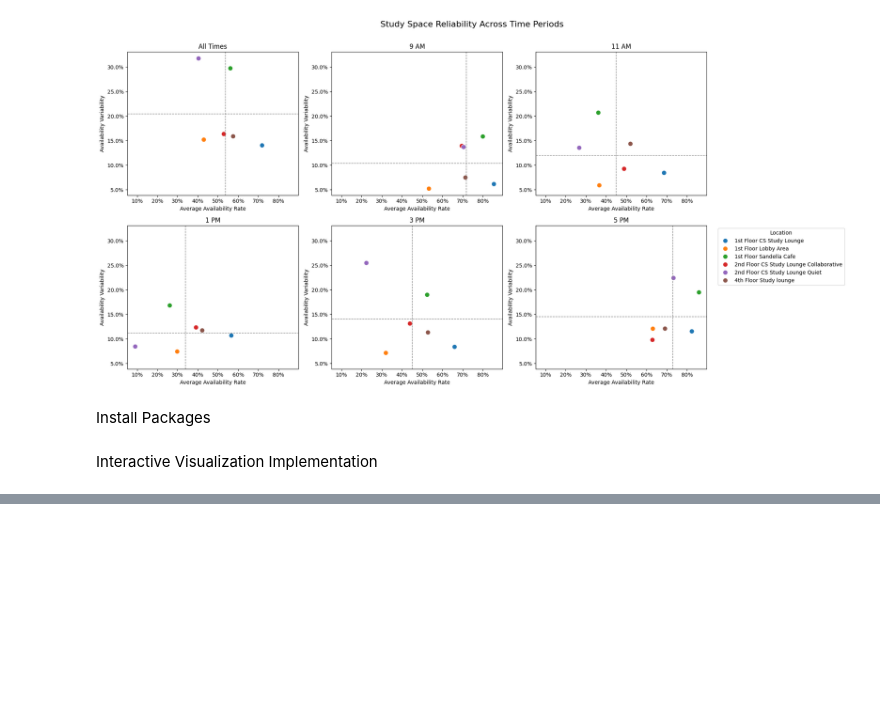
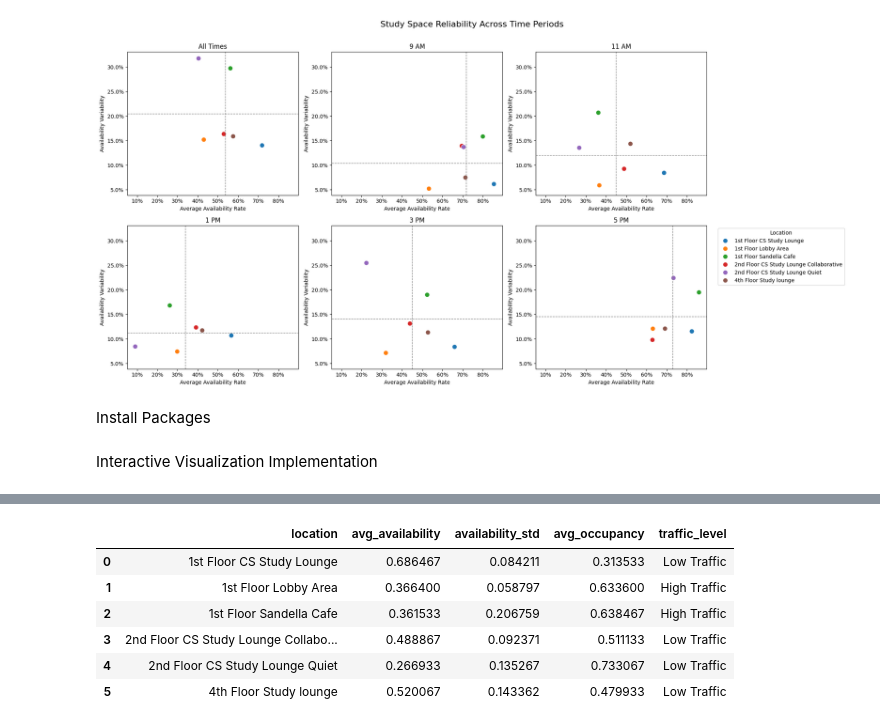
Before and after one commit to microwaves22/Ye-Ng-CS424, a Jupyter notebook: Notebooks/Assignment_3.ipynb, the cells around one changed output, grey strips where cells are left out. Cells and saved outputs as stored; diff of their text form; code cells hidden in the pictures; blank space fills up the shorter version.

```diff
--- a/Notebooks/Assignment_3.ipynb
+++ b/Notebooks/Assignment_3.ipynb
@@ -381,0 +392,10 @@ fig.show()
+# %%
+time_summaries["11:00"]
+# %% [output]
+|  | location | avg_availability | availability_std | avg_occupancy | traffic_level |
+| 0 | 1st Floor CS Study Lounge | 0.686467 | 0.084211 | 0.313533 | Low Traffic |
+| 1 | 1st Floor Lobby Area | 0.366400 | 0.058797 | 0.633600 | High Traffic |
+| 2 | 1st Floor Sandella Cafe | 0.361533 | 0.206759 | 0.638467 | High Traffic |
+| 3 | 2nd Floor CS Study Lounge Collabo... | 0.488867 | 0.092371 | 0.511133 | Low Traffic |
+| 4 | 2nd Floor CS Study Lounge Quiet | 0.266933 | 0.135267 | 0.733067 | Low Traffic |
+| 5 | 4th Floor Study lounge | 0.520067 | 0.143362 | 0.479933 | Low Traffic |
```
Also changed, not shown: parts of 4 cells of this notebook, 1 other file.
